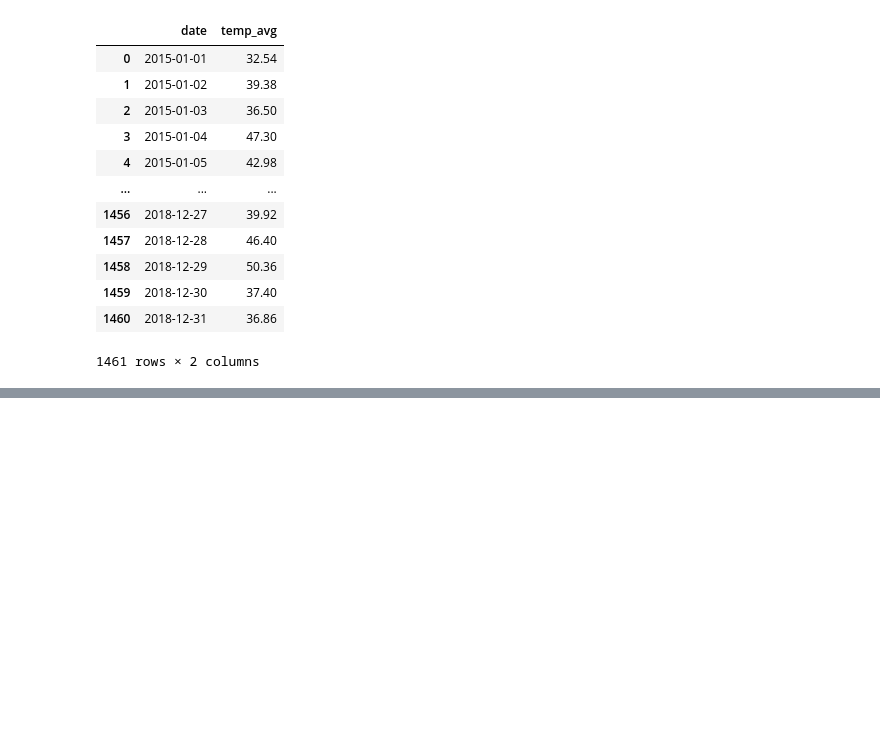
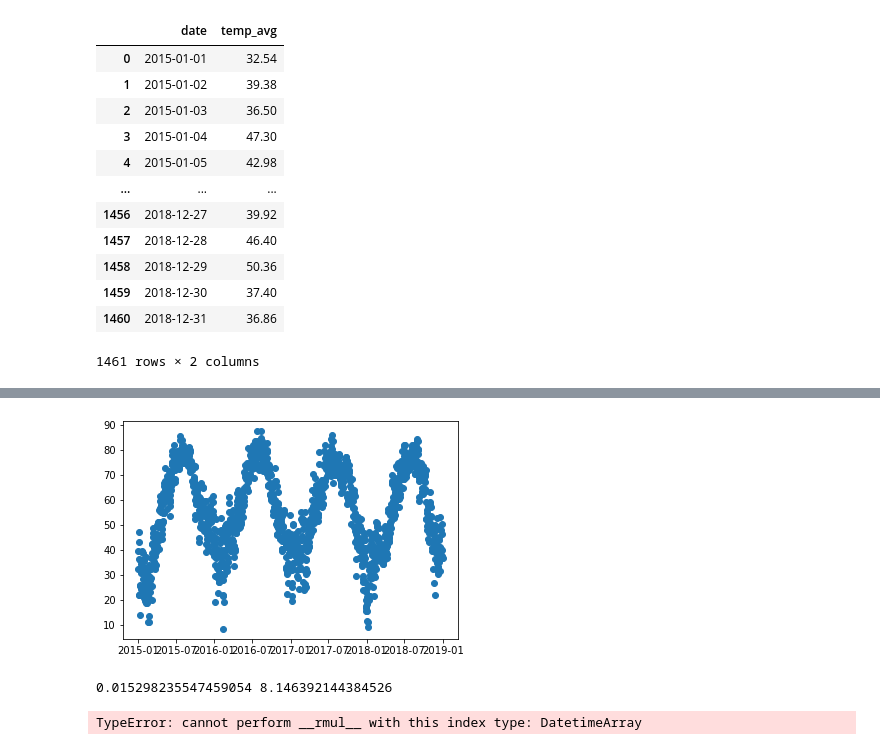
Before and after one commit to easiamah/CS499, a Jupyter notebook: Time_Series/Time_Series.ipynb, the cells around one changed output, grey strips where cells are left out. Drawn from its saved outputs; the diff is of its cells as text; code cells hidden in the pictures; blank space fills up the shorter version.

```diff
--- a/Time_Series/Time_Series.ipynb
+++ b/Time_Series/Time_Series.ipynb
@@ -49,7 +57,7 @@ df_weather = pd.DataFrame()
 
 #populate date and average temperature fields (cast string date to datetime and convert temperature from tenths of Celsius to Fahrenheit)
 df_weather['date'] = [datetime.strptime(d, "%Y-%m-%dT%H:%M:%S") for d in t_date]
-df_weather['temp_avg'] = [float(v)/10.0*1.8 + 32 for v in temps]
+df_weather['temp_avg'] = [float(v)/10.0*1.8 + 32 for v in temperatures]
 
 df_weather
 # %% [output]
@@ -162,0 +135,41 @@ DATE               ||  AVG_TEMP
+# %%
+pyplot.scatter(df_weather['date'], df_weather['temp_avg'])
+pyplot.show()
+# %% [output]
+[figure, added]
+# %%
+# Build the model here
+
+y = df_weather['temp_avg']
+x = df_weather['date']
+
+m = 0
+c = 0
+
+#learning rate
+L = 0.0001
+epochs = 1000
+
+num_X = float(len(x))
+
+for i in range(len(x)):
+    pred_Y = m * x[i].year + c
+    Dm = (-2/num_X) *  x[i].year * (y[i] - pred_Y)
+    Dc = (-2/num_X) * y[i] - pred_Y
+    m = m - L * Dm
+    c = c - L * Dc
+#     print(f"{num_X} - {x[i].year} - {y[i]} - {pred_Y}")
+
+print(m, c)
+# %% [output]
+0.015298235547459054 8.146392144384526
+# %%
+# make prediction
+
+pred_Y = m * x + c
+
+# pyplot.scatter(x, y)
+# pyplot.scatter(x, pred_Y)
+# pyplot.show()
+# %% [output]
+TypeError: cannot perform __rmul__ with this index type: DatetimeArray
```
Also changed, not shown: parts of 7 cells of this notebook.
